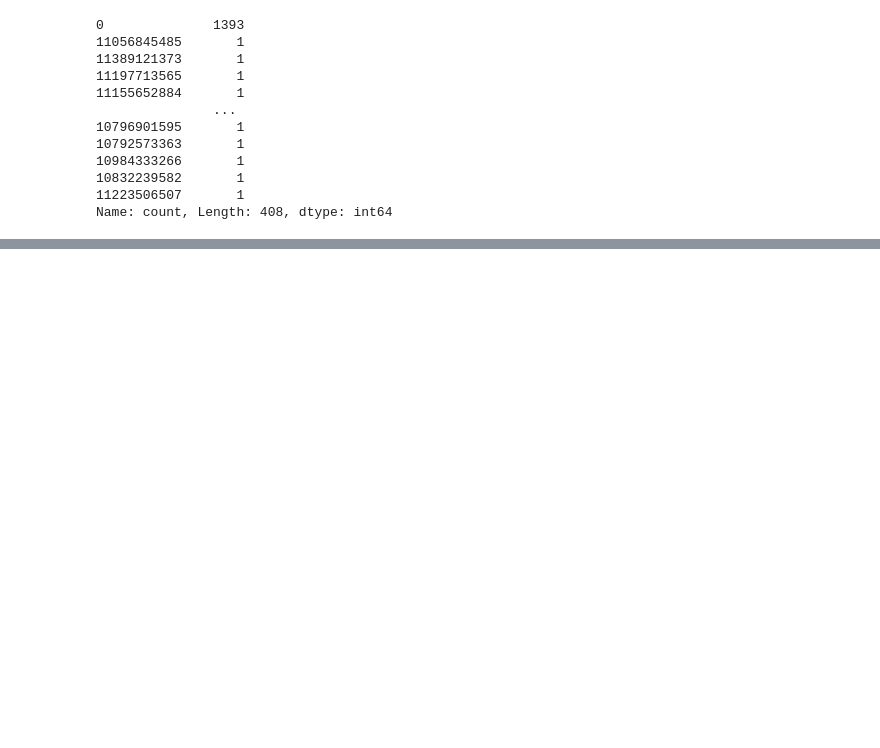
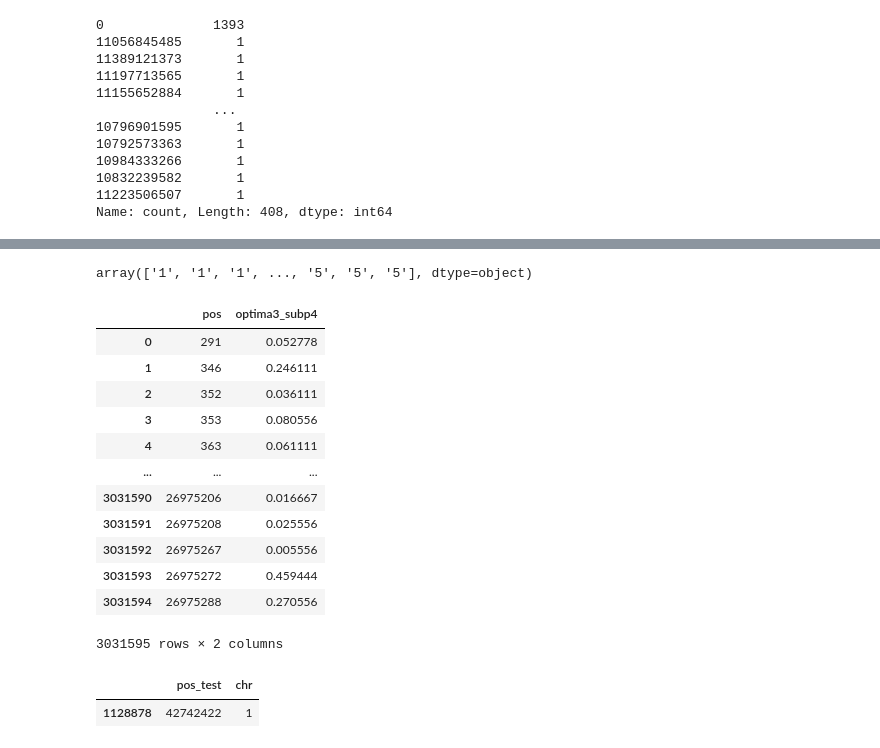
Before and after one commit to Tatianabellagio/slim_grenenet, a Jupyter notebook: test2.ipynb, the cells around one changed output, grey strips where cells are left out. Drawn from its saved outputs; the diff is of its cells as text; code cells hidden in the pictures; blank space fills up the shorter version.

```diff
--- a/test2.ipynb
+++ b/test2.ipynb
@@ -212,0 +327,2 @@ Name: count, Length: 408, dtype: int64
+# %%
+pos_vcf_og = pd.read_csv(path + 'data/pos_vcf_og_nooffset.csv')
@@ -212,0 +337,2 @@ Name: count, Length: 408, dtype: int64
+# %%
+pos_vcf_og = pos_vcf_og.merge(alt_allele_freq, on ='chrom_pos', how='outer')
@@ -212,0 +378,26 @@ Name: count, Length: 408, dtype: int64
+# %%
+def extract_allele_freq(samples, geno_array, pos, chrom, name):
+    total_alleles = len(samples) * 2
+    alt_freq = geno_array.sum(axis=2).sum(axis=1) / total_alleles
+    chrom_pos = pd.Series(chrom.astype(str)) + '_' +  pd.Series(pos.astype(str))
+    alt_allele_freq = pd.DataFrame(data = {'chrom_pos': chrom_pos, name: alt_freq})
+    return alt_allele_freq
+# %%
+for i in output_vcf_fixpos:
+    print(i)
+    name = i.split('/')[-2] + '_' + i.split('/')[-1][0:5]
+    if os.path.exists(i) and os.path.getsize(i) <= 1:
+        print('empty_vcf')
+        pos_vcf_og[name] = np.nan
+    elif os.path.exists(i) and os.path.getsize(i) > 1:
+        vcf = allel.read_vcf(i)
+        samples = vcf['samples']
+        geno_array = vcf['calldata/GT']
+        pos = vcf['variants/POS']
+        chrom = vcf['variants/CHROM']
+        alt_allele_freq = extract_allele_freq(samples,geno_array, pos, chrom, name)
+        pos_vcf_og = pos_vcf_og.merge(alt_allele_freq, on ='pos', how='outer')
+pos_vcf_og.to_csv(output_allele_freq)
+
+print(output_allele_freq)
+pos_vcf_og.to_csv(output_allele_freq)
@@ -212,0 +423,20 @@ Name: count, Length: 408, dtype: int64
+# %%
+vcf['variants/CHROM']
+# %% [output]
+array(['1', '1', '1', ..., '5', '5', '5'], dtype=object)
+# %%
+alt_allele_freq
+# %% [output]
+|  | pos | optima3_subp4 |
+| 0 | 291 | 0.052778 |
+| 1 | 346 | 0.246111 |
+| 2 | 352 | 0.036111 |
+| 3 | 353 | 0.080556 |
+| 4 | 363 | 0.061111 |
+| ... | ... | ... |
+| 3031590 | 26975206 | 0.016667 |
+| 3031591 | 26975208 | 0.025556 |
+| 3031592 | 26975267 | 0.005556 |
+| 3031593 | 26975272 | 0.459444 |
+| 3031594 | 26975288 | 0.270556 |
+3031595 rows × 2 columns
@@ -212,0 +451,5 @@ Name: count, Length: 408, dtype: int64
+# %%
+fulldfog[fulldfog['pos_test']==42742422]
+# %% [output]
+|  | pos_test | chr |
+| 1128878 | 42742422 | 1 |
```
Also changed, not shown: parts of 79 cells of this notebook, 3 other files.
